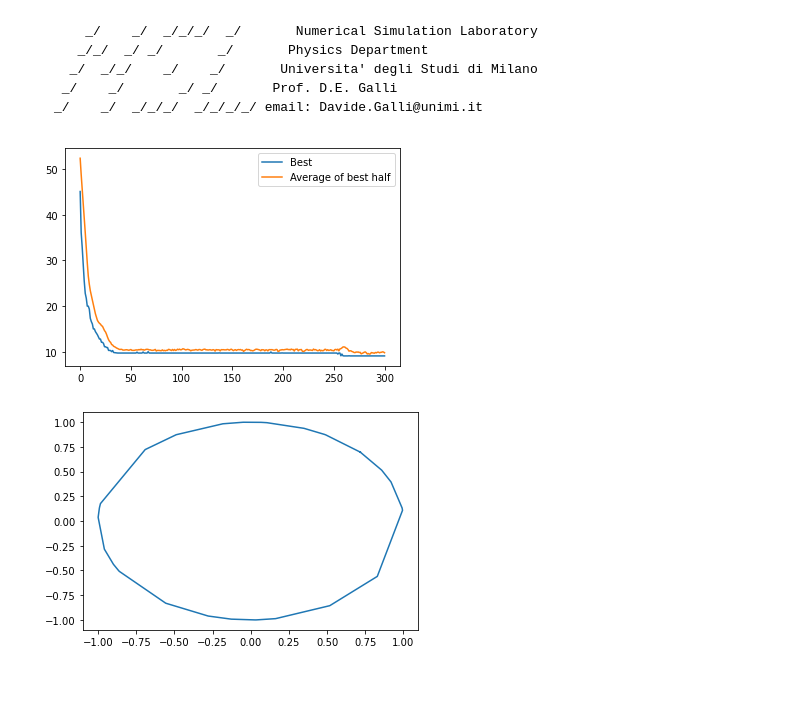
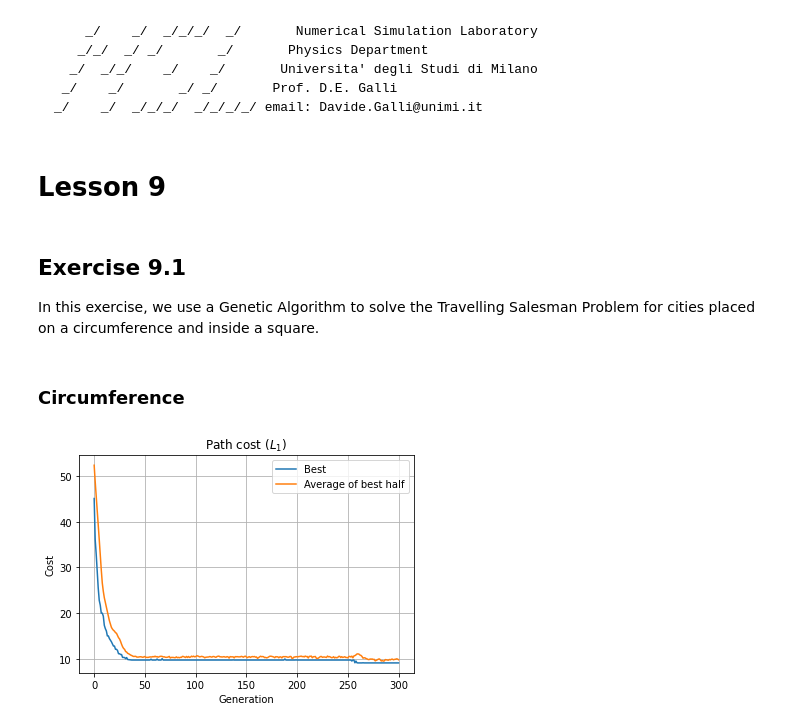
Before and after one commit to teozec/numerical-simulation, a Jupyter notebook: 9/9.ipynb, the cells around one changed output. Saved outputs shown, nothing was run; the diff lists cells and outputs as text; code cells hidden in the pictures; blank space fills up the shorter version.

Commit message:
Comment exercise 9

````diff
--- a/9/9.ipynb
+++ b/9/9.ipynb
@@ -6,22 +6,33 @@
  _/    _/       _/ _/       Prof. D.E. Galli
 _/    _/  _/_/_/  _/_/_/_/ email: Davide.Galli@unimi.it
 ```
+# %% [markdown]
+# Lesson 9
 # %%
 import numpy as np
 from matplotlib import pyplot as plt
+# %% [markdown]
+## Exercise 9.1
+
+In this exercise, we use a Genetic Algorithm to solve the Travelling Salesman Problem for cities placed on a circumference and inside a square.
+# %% [markdown]
+### Circumference
 # %%
 cities = np.loadtxt("data/9.1-circ-cities.dat")
 out = np.loadtxt("data/9.1-circ-out.dat")
 best = np.loadtxt("data/9.1-circ-best.dat", dtype="int")
 best = np.append(best, best[0])
-
-x = np.arange(out[:, 0].size)
-plt.plot(x, out[:, 0], label="Best");
-plt.plot(x, out[:, 1], label="Average of best half");
-plt.legend()
-plt.show()
-plt.plot(cities[best, 1], cities[best, 2]);
-plt.show()
-# %% [output]
-[figure, removed]
-[figure, removed]
+# %%
+x = np.arange(out[:, 0].size)
+plt.plot(x, out[:, 0], label="Best");
+plt.plot(x, out[:, 1], label="Average of best half");
+plt.legend()
+
+plt.grid()
+plt.title("Path cost ($L_1$)")
+plt.xlabel("Generation")
+plt.ylabel("Cost")
+
+plt.show()
+# %% [output]
+[figure, added]
````
Also changed, not shown: parts of 7 cells of this notebook, 2 other files.
